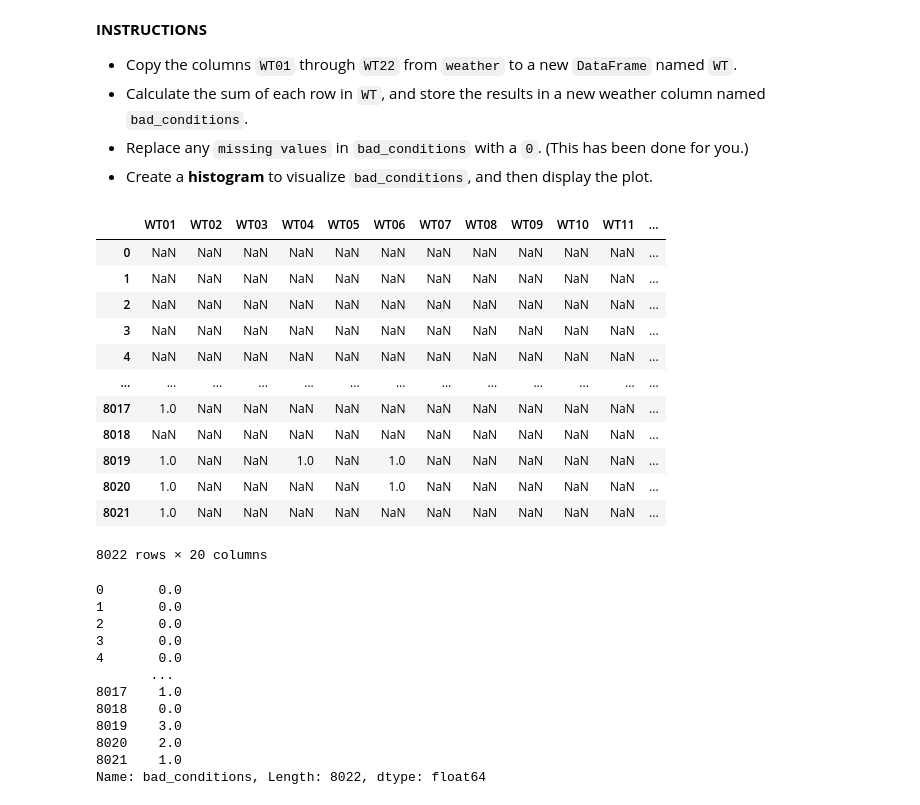
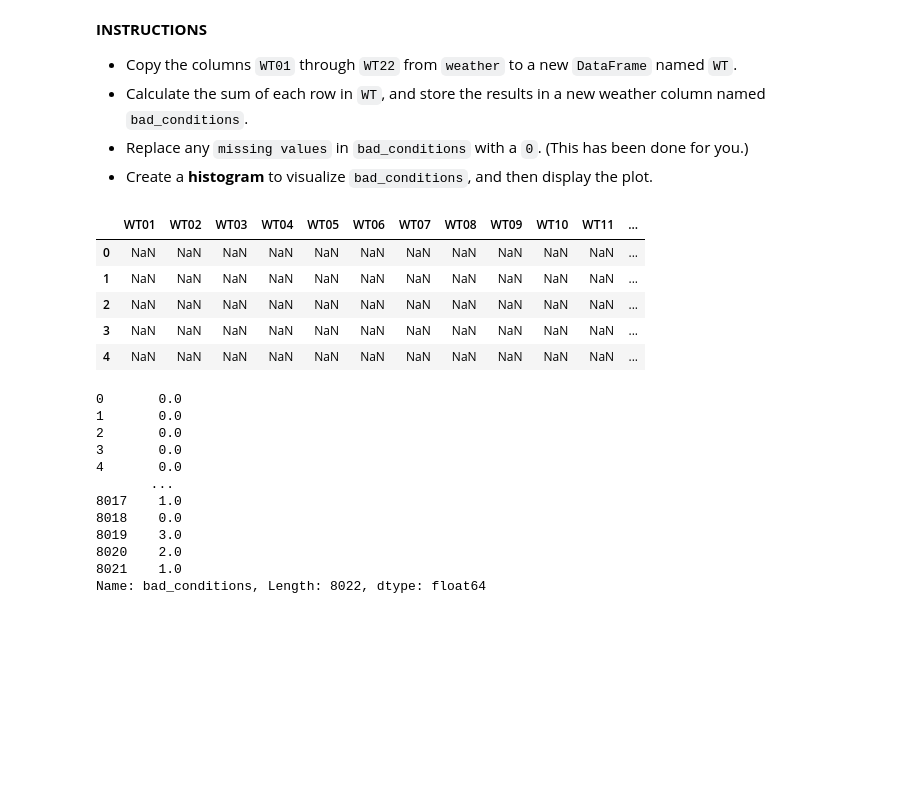
Before and after one commit to Ertugrul-Kurubal/Data-Analysis-With-Python-Projects, a Jupyter notebook: 04-Analyzing The Effect Of Weather On Policing (Student).ipynb, the cells around one changed output. Cells and saved outputs as stored; diff of their text form; code cells hidden in the pictures; blank space fills up the shorter version.

```diff
--- a/04-Analyzing The Effect Of Weather On Policing (Student).ipynb
+++ b/04-Analyzing The Effect Of Weather On Policing (Student).ipynb
@@ -169,21 +169,14 @@ In this exercise, you'll quantify ``"how bad"`` the weather was each day by coun
 *   Create a **histogram** to visualize ``bad_conditions``, and then display the plot.
 # %%
 WT = df.loc[0:,"WT01":"WT22"]
-WT
+WT.head()
 # %% [output]
 |  | WT01 | WT02 | WT03 | WT04 | WT05 | WT06 | WT07 | WT08 | WT09 | WT10 | WT11 | ... |
 | 0 | NaN | NaN | NaN | NaN | NaN | NaN | NaN | NaN | NaN | NaN | NaN | ... |
 | 1 | NaN | NaN | NaN | NaN | NaN | NaN | NaN | NaN | NaN | NaN | NaN | ... |
 | 2 | NaN | NaN | NaN | NaN | NaN | NaN | NaN | NaN | NaN | NaN | NaN | ... |
 | 3 | NaN | NaN | NaN | NaN | NaN | NaN | NaN | NaN | NaN | NaN | NaN | ... |
 | 4 | NaN | NaN | NaN | NaN | NaN | NaN | NaN | NaN | NaN | NaN | NaN | ... |
-| ... | ... | ... | ... | ... | ... | ... | ... | ... | ... | ... | ... | ... |
-| 8017 | 1.0 | NaN | NaN | NaN | NaN | NaN | NaN | NaN | NaN | NaN | NaN | ... |
-| 8018 | NaN | NaN | NaN | NaN | NaN | NaN | NaN | NaN | NaN | NaN | NaN | ... |
-| 8019 | 1.0 | NaN | NaN | 1.0 | NaN | 1.0 | NaN | NaN | NaN | NaN | NaN | ... |
-| 8020 | 1.0 | NaN | NaN | NaN | NaN | 1.0 | NaN | NaN | NaN | NaN | NaN | ... |
-| 8021 | 1.0 | NaN | NaN | NaN | NaN | NaN | NaN | NaN | NaN | NaN | NaN | ... |
-8022 rows × 20 columns
 # %%
 WT["bad_conditions"] = WT.sum(axis=1)
 WT["bad_conditions"]
```
Also changed, not shown: parts of 9 cells of this notebook.
